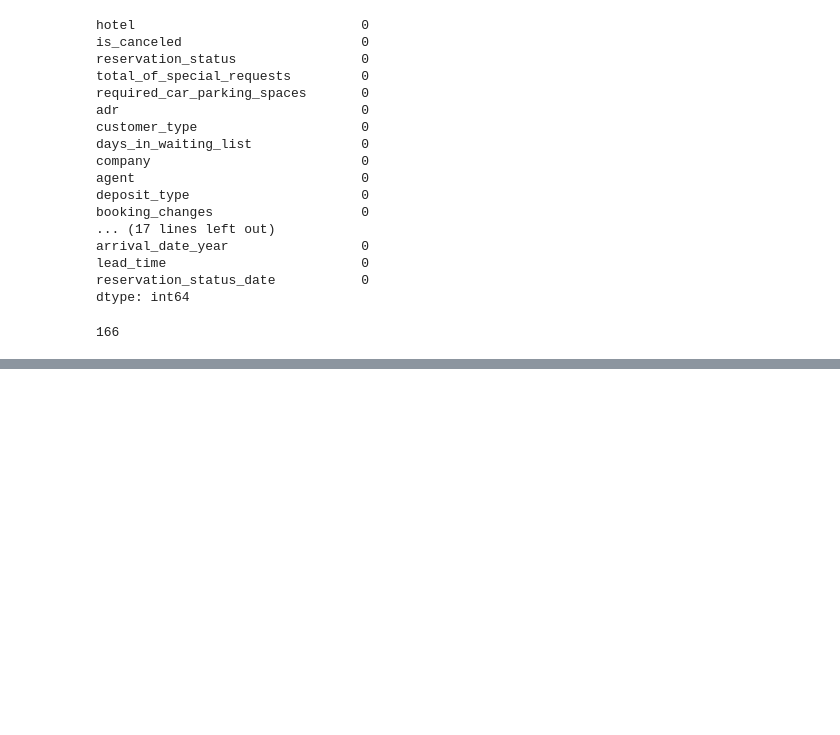
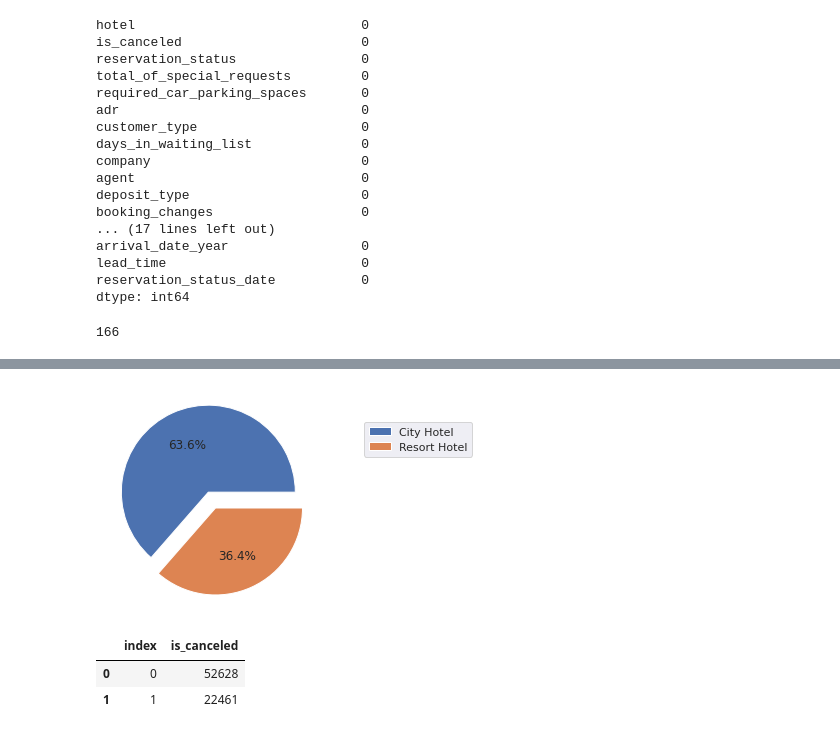
Before and after one commit to shaad4224/Hotel-Booking-Analysis, a Jupyter notebook: Hotel_Booking_Analysis_Capstone_Project.ipynb, the cells around one changed output, grey strips where cells are left out. Cells and saved outputs as stored; diff of their text form; code cells hidden in the pictures; blank space fills up the shorter version.

```diff
--- a/Hotel_Booking_Analysis_Capstone_Project.ipynb
+++ b/Hotel_Booking_Analysis_Capstone_Project.ipynb
@@ -191,0 +241,13 @@ new_df['total_stay']=new_df['stays_in_week_nights']+new_df['stays_in_weekend_nig
+# %%
+plt.pie(Number_of_bookings['no. of bookings'],autopct="%1.1f%%",radius=1,explode=[0.10]*2)
+plt.legend(labels=Number_of_bookings['hotel type'].value_counts().index.tolist(),loc=(1.2,0.70))
+plt.show()
+# %% [output]
+[figure, added]
+# %%
+cancelled_non_cancelled_booking=new_df['is_canceled'].value_counts().reset_index()
+cancelled_non_cancelled_booking
+# %% [output]
+|  | index | is_canceled |
+| 0 | 0 | 52628 |
+| 1 | 1 | 22461 |
```
Also changed, not shown: parts of 23 cells of this notebook.
